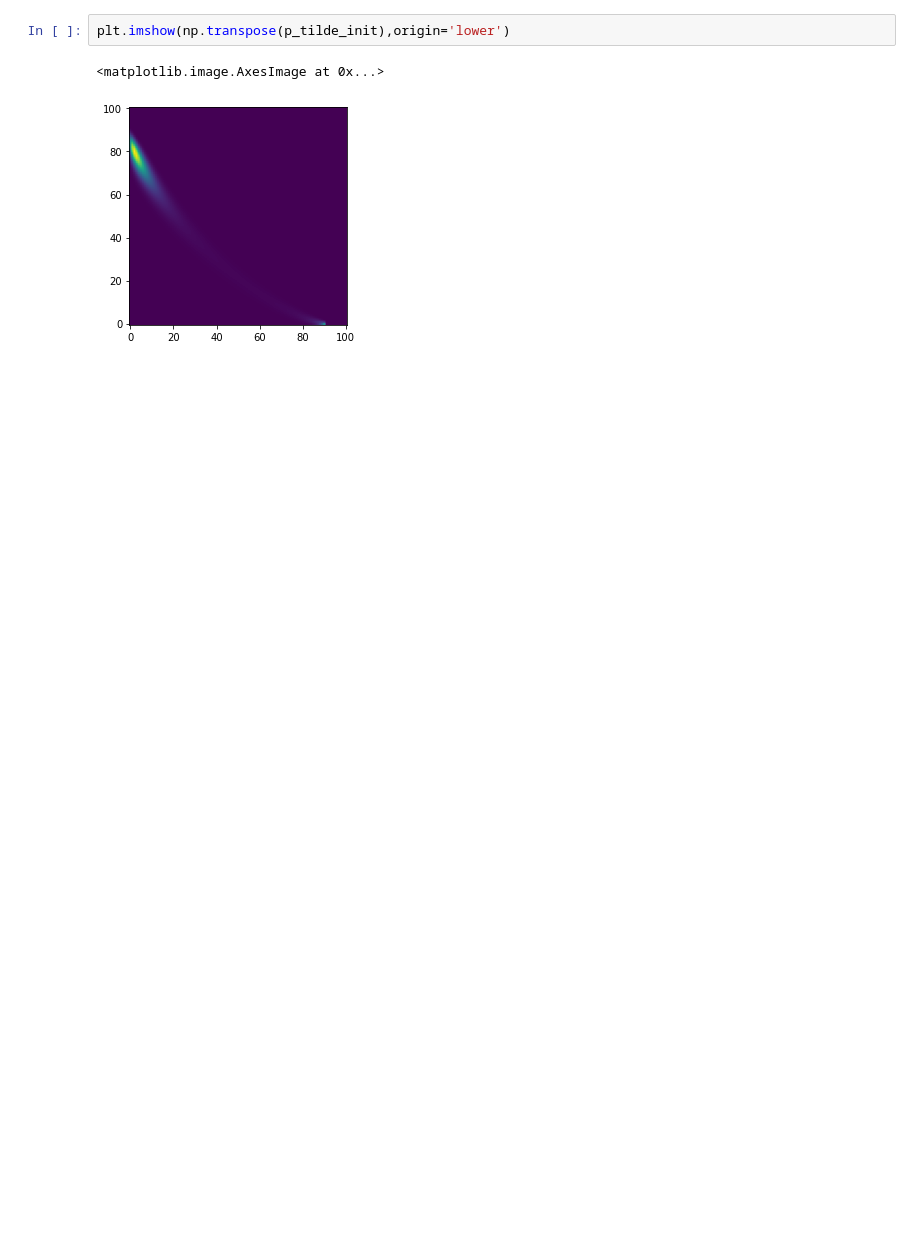
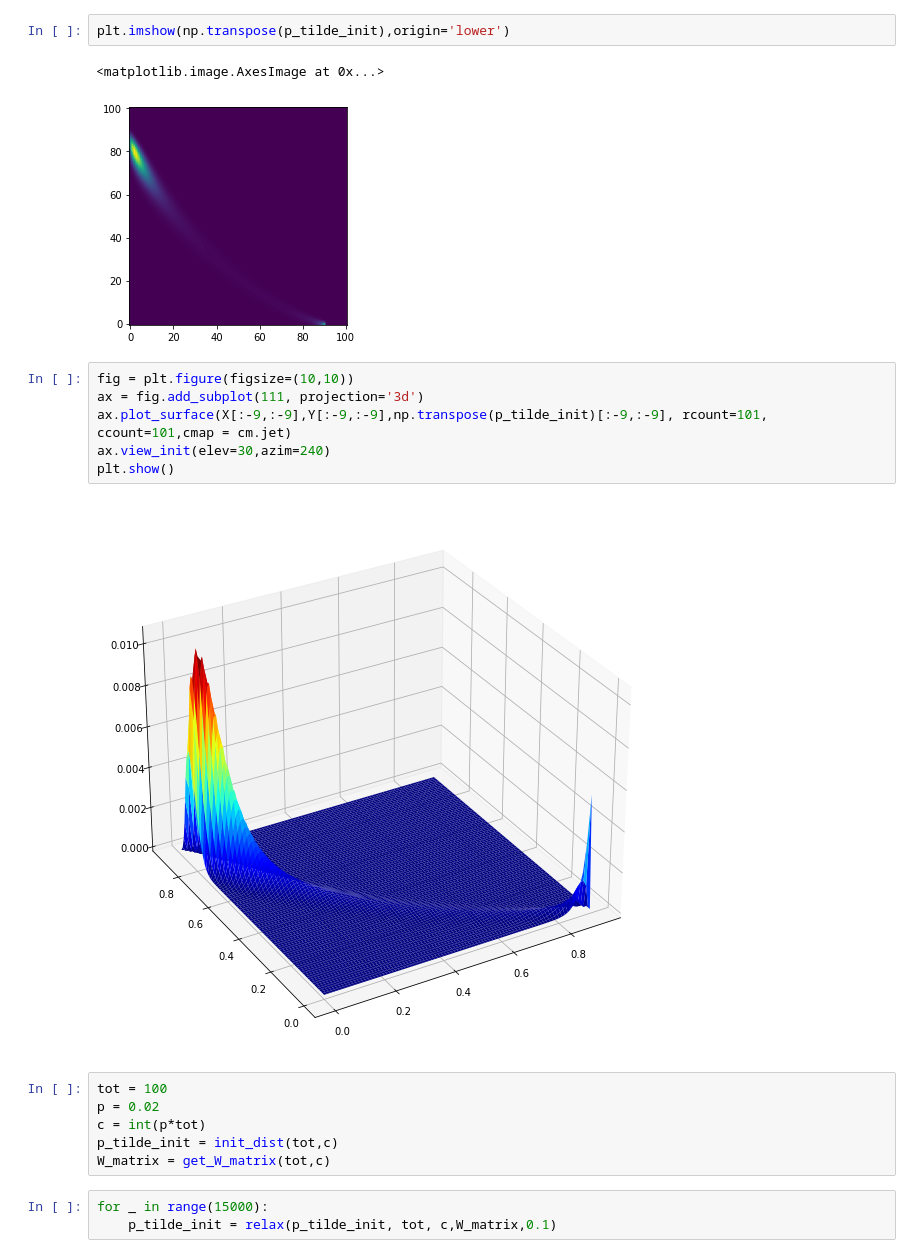
Before and after one commit to slashdotfield/Physics-305, a Jupyter notebook: AfB/notebooks/01 - Prototyping.ipynb, the cells around one changed output. Cells and saved outputs as stored; diff of their text form; blank space fills up the shorter version.

```diff
--- a/AfB/notebooks/01 - Prototyping.ipynb
+++ b/AfB/notebooks/01 - Prototyping.ipynb
@@ -467,3 +470,20 @@ plt.imshow(np.transpose(p_tilde_init),origin='lower')
 # %% [output]
 <matplotlib.image.AxesImage at 0x...>
 [figure]
+# %%
+fig = plt.figure(figsize=(10,10))
+ax = fig.add_subplot(111, projection='3d')
+ax.plot_surface(X[:-9,:-9],Y[:-9,:-9],np.transpose(p_tilde_init)[:-9,:-9], rcount=101, ccount=101,cmap = cm.jet)
+ax.view_init(elev=30,azim=240)
+plt.show()
+# %% [output]
+[figure, added]
+# %%
+tot = 100
+p = 0.02
+c = int(p*tot)
+p_tilde_init = init_dist(tot,c)
+W_matrix = get_W_matrix(tot,c)
+# %%
+for _ in range(15000):
+    p_tilde_init = relax(p_tilde_init, tot, c,W_matrix,0.1)
```
Also changed, not shown: parts of 11 cells of this notebook, 1 other file.
